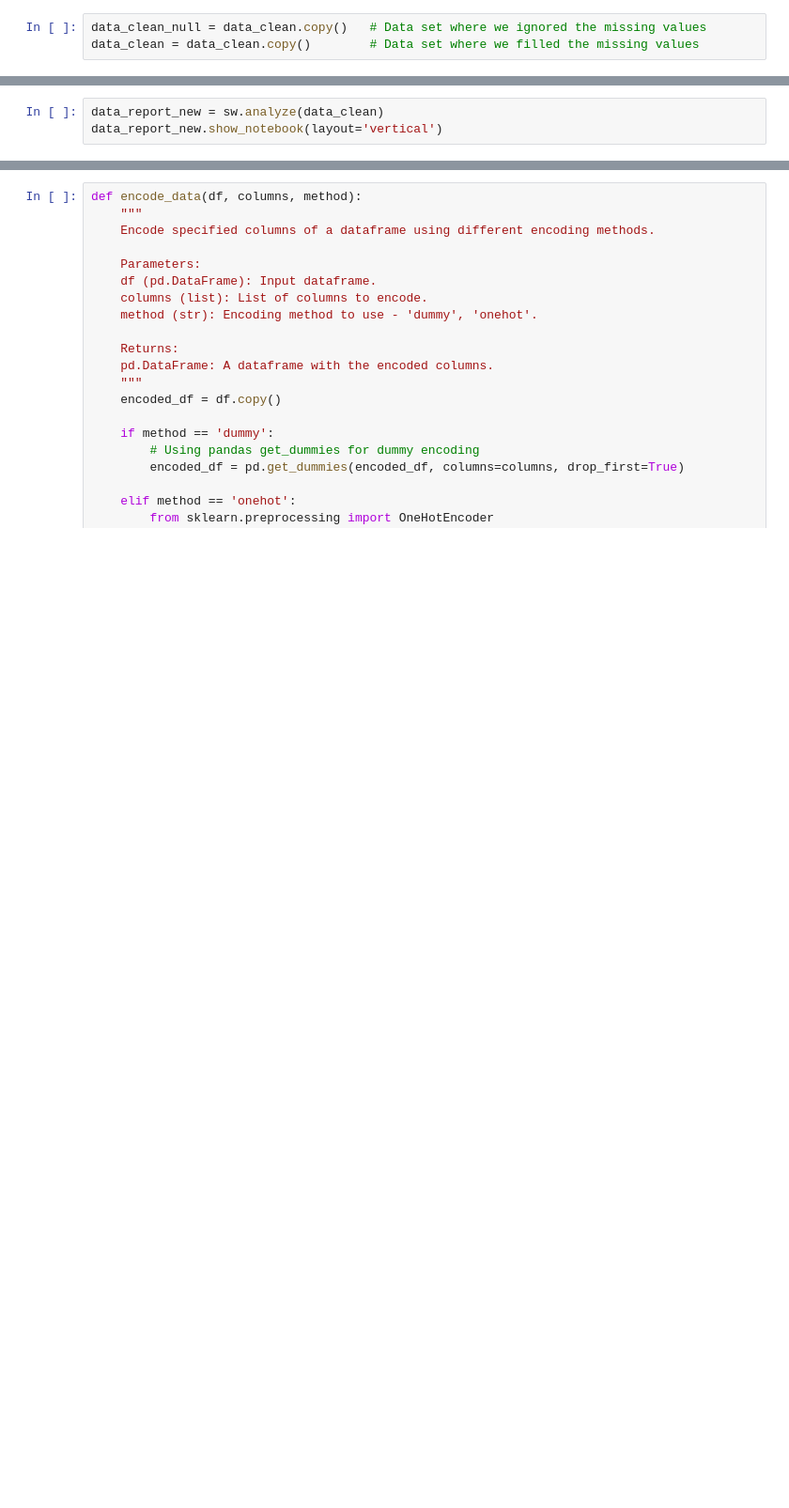
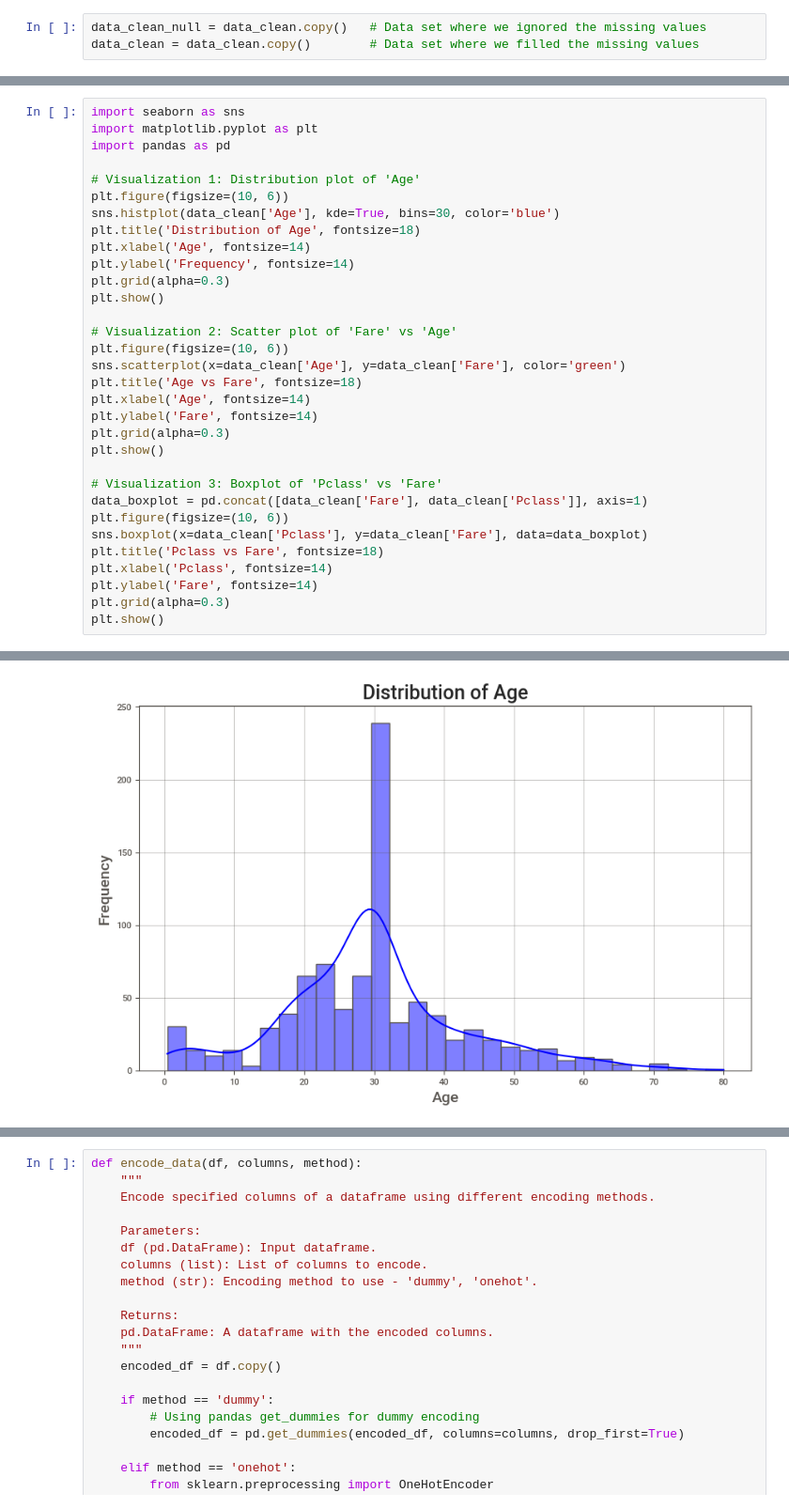
Before and after one commit to keronell/Titanic_ML2, a Jupyter notebook: Titanic.ipynb, the cells around one changed output, grey strips where cells are left out. Shown at 94% size. Drawn from its saved outputs; the diff is of its cells as text; blank space fills up the shorter version.

```diff
--- a/Titanic.ipynb
+++ b/Titanic.ipynb
@@ -142,4 +246,33 @@ data_clean.drop(['Cabin'], axis=1, inplace=True)
 # %%
-data_report_new = sw.analyze(data_clean)
-data_report_new.show_notebook(layout='vertical')
+import seaborn as sns
+import matplotlib.pyplot as plt
+import pandas as pd
+
+# Visualization 1: Distribution plot of 'Age'
+plt.figure(figsize=(10, 6))
+sns.histplot(data_clean['Age'], kde=True, bins=30, color='blue')
+plt.title('Distribution of Age', fontsize=18)
+plt.xlabel('Age', fontsize=14)
+plt.ylabel('Frequency', fontsize=14)
+plt.grid(alpha=0.3)
+plt.show()
+
+# Visualization 2: Scatter plot of 'Fare' vs 'Age'
+plt.figure(figsize=(10, 6))
+sns.scatterplot(x=data_clean['Age'], y=data_clean['Fare'], color='green')
+plt.title('Age vs Fare', fontsize=18)
+plt.xlabel('Age', fontsize=14)
+plt.ylabel('Fare', fontsize=14)
+plt.grid(alpha=0.3)
+plt.show()
+
+# Visualization 3: Boxplot of 'Pclass' vs 'Fare'
+data_boxplot = pd.concat([data_clean['Fare'], data_clean['Pclass']], axis=1)
+plt.figure(figsize=(10, 6))
+sns.boxplot(x=data_clean['Pclass'], y=data_clean['Fare'], data=data_boxplot)
+plt.title('Pclass vs Fare', fontsize=18)
+plt.xlabel('Pclass', fontsize=14)
+plt.ylabel('Fare', fontsize=14)
+plt.grid(alpha=0.3)
+plt.show()
 # %% [output]
@@ -146,0 +279 @@ data_report_new.show_notebook(layout='vertical')
+[figure, added]
```
Also changed, not shown: parts of 34 cells of this notebook.
